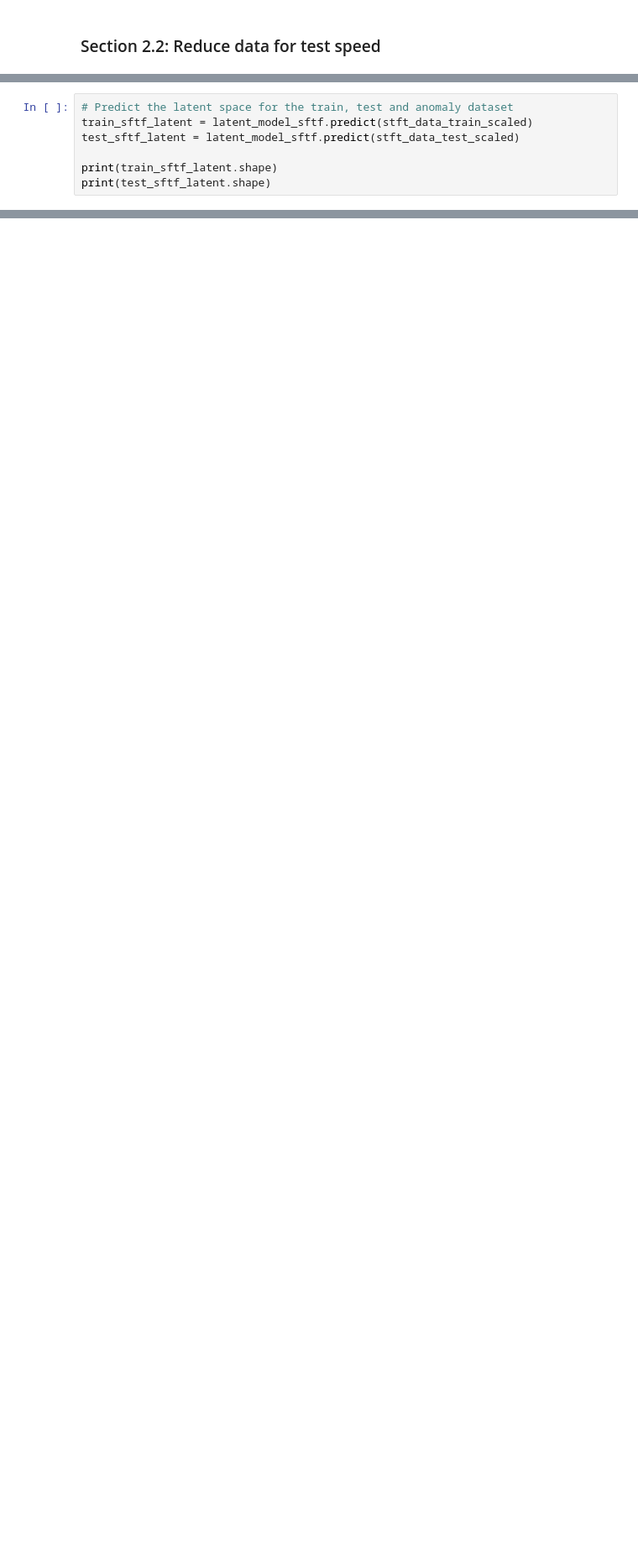
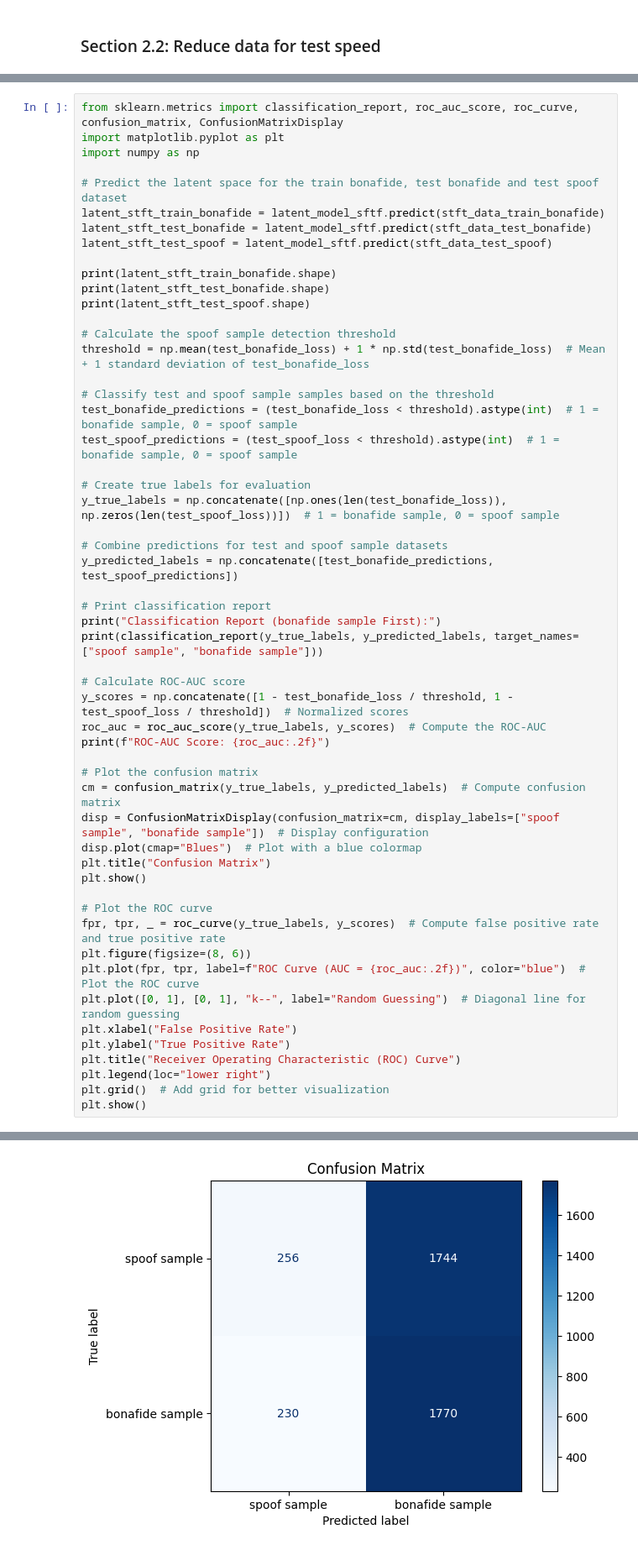
Before and after one commit to LovatoTomas/DF_AudioDeepfakeDetection, a Jupyter notebook: STFT_Autoencoder.ipynb, the cells around one changed output, grey strips where cells are left out. Shown at 84% size. Saved outputs shown, nothing was run; the diff lists cells and outputs as text; blank space fills up the shorter version.

```diff
--- a/STFT_Autoencoder.ipynb
+++ b/STFT_Autoencoder.ipynb
@@ -465,8 +425,55 @@ plt.show()
 # %%
-# Predict the latent space for the train, test and anomaly dataset
-train_sftf_latent = latent_model_sftf.predict(stft_data_train_scaled)
-test_sftf_latent = latent_model_sftf.predict(stft_data_test_scaled)
+from sklearn.metrics import classification_report, roc_auc_score, roc_curve, confusion_matrix, ConfusionMatrixDisplay
+import matplotlib.pyplot as plt
+import numpy as np
 
-print(train_sftf_latent.shape)
-print(test_sftf_latent.shape)
+# Predict the latent space for the train bonafide, test bonafide and test spoof dataset
+latent_stft_train_bonafide = latent_model_sftf.predict(stft_data_train_bonafide)
+latent_stft_test_bonafide = latent_model_sftf.predict(stft_data_test_bonafide)
+latent_stft_test_spoof = latent_model_sftf.predict(stft_data_test_spoof)
+
+print(latent_stft_train_bonafide.shape)
+print(latent_stft_test_bonafide.shape)
+print(latent_stft_test_spoof.shape)
+
+# Calculate the spoof sample detection threshold
+threshold = np.mean(test_bonafide_loss) + 1 * np.std(test_bonafide_loss)  # Mean + 1 standard deviation of test_bonafide_loss
+
+# Classify test and spoof sample samples based on the threshold
+test_bonafide_predictions = (test_bonafide_loss < threshold).astype(int)  # 1 = bonafide sample, 0 = spoof sample
+test_spoof_predictions = (test_spoof_loss < threshold).astype(int)  # 1 = bonafide sample, 0 = spoof sample
+
+# Create true labels for evaluation
+y_true_labels = np.concatenate([np.ones(len(test_bonafide_loss)), np.zeros(len(test_spoof_loss))])  # 1 = bonafide sample, 0 = spoof sample
+
+# Combine predictions for test and spoof sample datasets
+y_predicted_labels = np.concatenate([test_bonafide_predictions, test_spoof_predictions])
+
+# Print classification report
+print("Classification Report (bonafide sample First):")
+print(classification_report(y_true_labels, y_predicted_labels, target_names=["spoof sample", "bonafide sample"]))
+
+# Calculate ROC-AUC score
+y_scores = np.concatenate([1 - test_bonafide_loss / threshold, 1 - test_spoof_loss / threshold])  # Normalized scores
+roc_auc = roc_auc_score(y_true_labels, y_scores)  # Compute the ROC-AUC
+print(f"ROC-AUC Score: {roc_auc:.2f}")
+
+# Plot the confusion matrix
+cm = confusion_matrix(y_true_labels, y_predicted_labels)  # Compute confusion matrix
+disp = ConfusionMatrixDisplay(confusion_matrix=cm, display_labels=["spoof sample", "bonafide sample"])  # Display configuration
+disp.plot(cmap="Blues")  # Plot with a blue colormap
+plt.title("Confusion Matrix")
+plt.show()
+
+# Plot the ROC curve
+fpr, tpr, _ = roc_curve(y_true_labels, y_scores)  # Compute false positive rate and true positive rate
+plt.figure(figsize=(8, 6))
+plt.plot(fpr, tpr, label=f"ROC Curve (AUC = {roc_auc:.2f})", color="blue")  # Plot the ROC curve
+plt.plot([0, 1], [0, 1], "k--", label="Random Guessing")  # Diagonal line for random guessing
+plt.xlabel("False Positive Rate")
+plt.ylabel("True Positive Rate")
+plt.title("Receiver Operating Characteristic (ROC) Curve")
+plt.legend(loc="lower right")
+plt.grid()  # Add grid for better visualization
+plt.show()
 # %% [output]
@@ -476,0 +497 @@ print(test_sftf_latent.shape)
+[figure, added]
```
Also changed, not shown: parts of 18 cells of this notebook.
